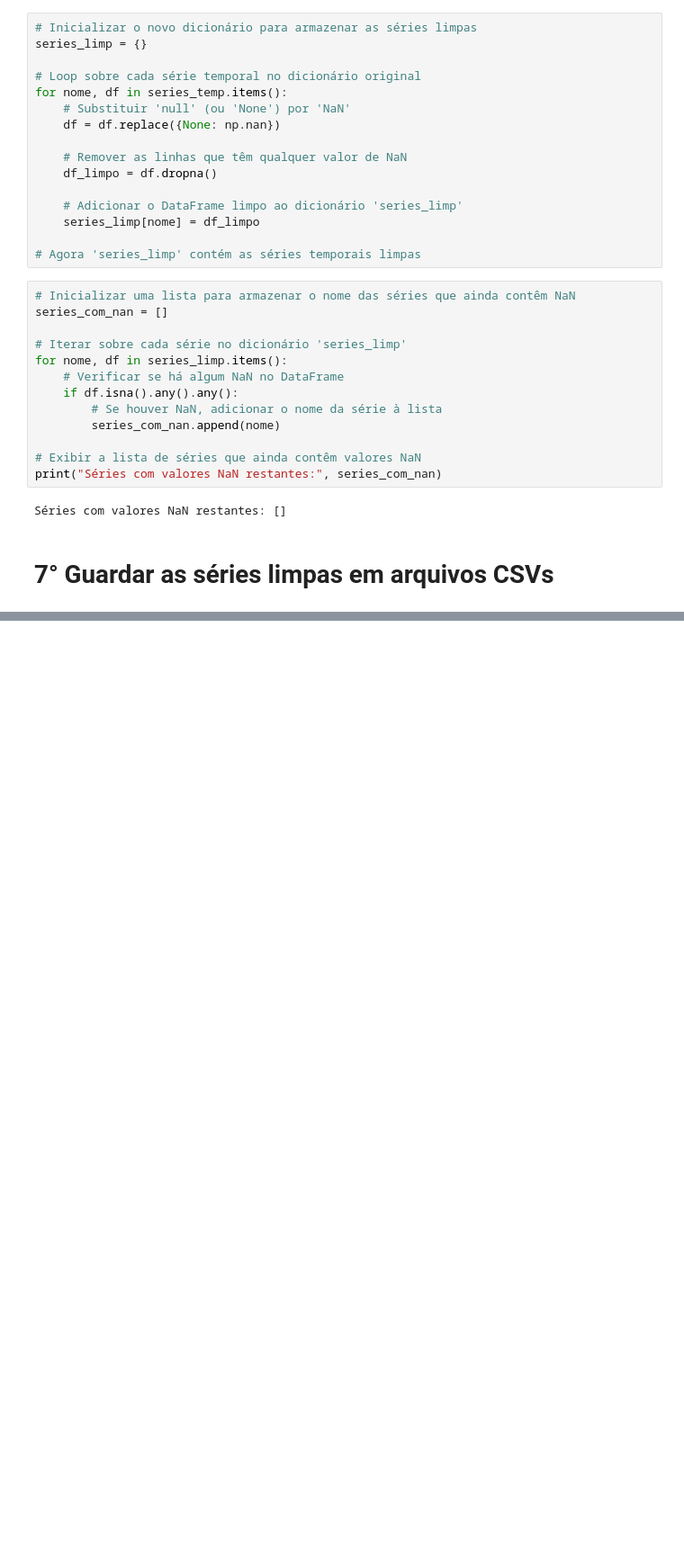
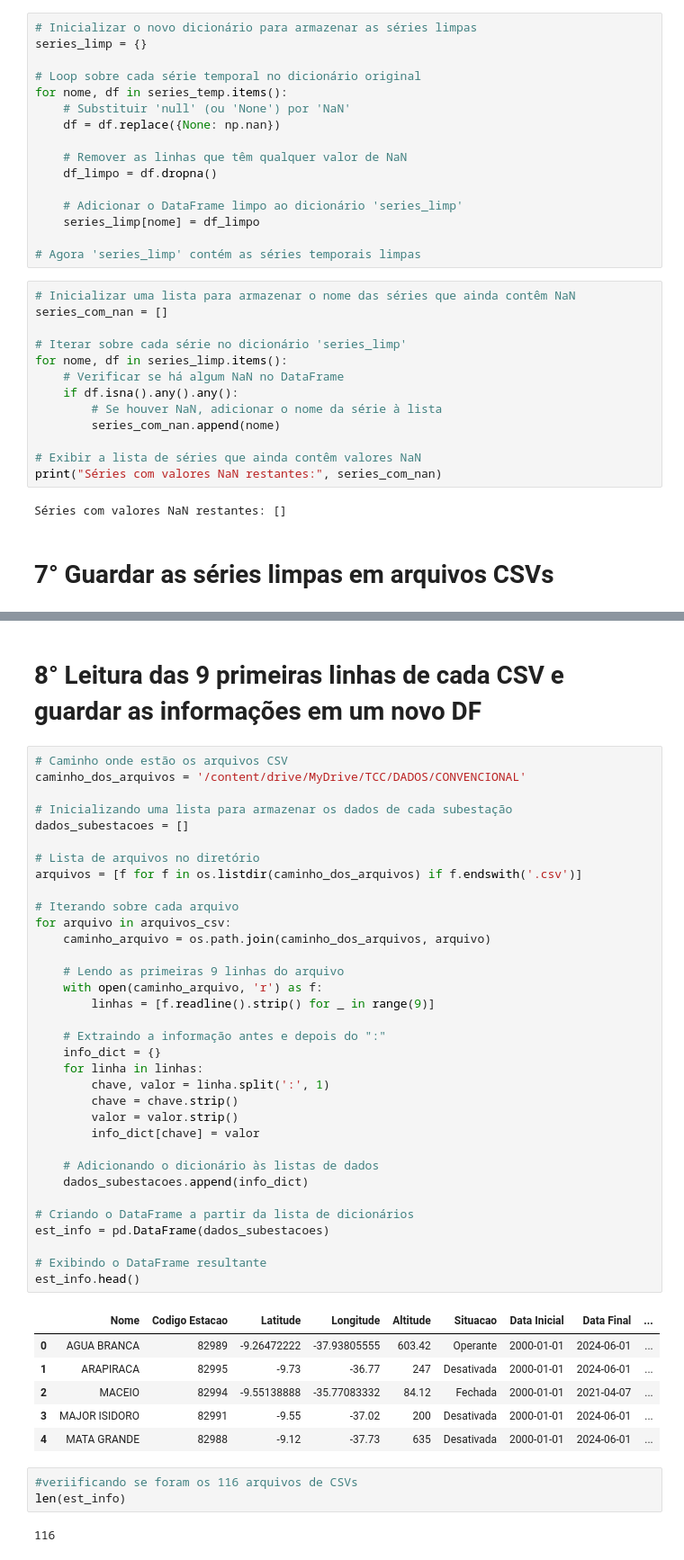
Before and after one commit to maryofcarmo/ICV, a Jupyter notebook: LIMPEZA.ipynb, the cells around one changed output, grey strips where cells are left out. Shown at 90% size. Drawn from its saved outputs; the diff is of its cells as text; blank space fills up the shorter version.

```diff
--- a/LIMPEZA.ipynb
+++ b/LIMPEZA.ipynb
@@ -321,3 +323,51 @@ Série temporal 'Nome:_PARNAIBA_Codigo_Estacao:_82287' foi salva em '/content/dr
 Série temporal 'Nome:_TERESINA_Codigo_Estacao:_82578' foi salva em '/content/drive/MyDrive/TCC/DADOS/SERIES_TEMP_LIMPAS/Nome:_TERESINA_Codigo_Estacao:_82578.csv'
 Série temporal 'Nome:_NATAL_Codigo_Estacao:_82598' foi salva em '/content/drive/MyDrive/TCC/DADOS/SERIES_TEMP_LIMPAS/Nome:_NATAL_Codigo_Estacao:_82598.csv'
 Série temporal 'Nome:_ARACAJU_Codigo_Estacao:_83096' foi salva em '/content/drive/MyDrive/TCC/DADOS/SERIES_TEMP_LIMPAS/Nome:_ARACAJU_Codigo_Estacao:_83096.csv'
+# %% [markdown]
+# 8° Leitura das 9 primeiras linhas de cada CSV e guardar as informações em um novo DF
+# %%
+# Caminho onde estão os arquivos CSV
+caminho_dos_arquivos = '/content/drive/MyDrive/TCC/DADOS/CONVENCIONAL'
+
+# Inicializando uma lista para armazenar os dados de cada subestação
+dados_subestacoes = []
+
+# Lista de arquivos no diretório
+arquivos = [f for f in os.listdir(caminho_dos_arquivos) if f.endswith('.csv')]
+
+# Iterando sobre cada arquivo
+for arquivo in arquivos_csv:
+    caminho_arquivo = os.path.join(caminho_dos_arquivos, arquivo)
+
+    # Lendo as primeiras 9 linhas do arquivo
+    with open(caminho_arquivo, 'r') as f:
+        linhas = [f.readline().strip() for _ in range(9)]
+
+    # Extraindo a informação antes e depois do ":"
+    info_dict = {}
+    for linha in linhas:
+        chave, valor = linha.split(':', 1)
+        chave = chave.strip()
+        valor = valor.strip()
+        info_dict[chave] = valor
+
+    # Adicionando o dicionário às listas de dados
+    dados_subestacoes.append(info_dict)
+
+# Criando o DataFrame a partir da lista de dicionários
+est_info = pd.DataFrame(dados_subestacoes)
+
+# Exibindo o DataFrame resultante
+est_info.head()
+# %% [output]
+|  | Nome | Codigo Estacao | Latitude | Longitude | Altitude | Situacao | Data Inicial | Data Final | ... |
+| 0 | AGUA BRANCA | 82989 | -9.26472222 | -37.93805555 | 603.42 | Operante | 2000-01-01 | 2024-06-01 | ... |
+| 1 | ARAPIRACA | 82995 | -9.73 | -36.77 | 247 | Desativada | 2000-01-01 | 2024-06-01 | ... |
+| 2 | MACEIO | 82994 | -9.55138888 | -35.77083332 | 84.12 | Fechada | 2000-01-01 | 2021-04-07 | ... |
+| 3 | MAJOR ISIDORO | 82991 | -9.55 | -37.02 | 200 | Desativada | 2000-01-01 | 2024-06-01 | ... |
+| 4 | MATA GRANDE | 82988 | -9.12 | -37.73 | 635 | Desativada | 2000-01-01 | 2024-06-01 | ... |
+# %%
+#veriificando se foram os 116 arquivos de CSVs
+len(est_info)
+# %% [output]
+116
```
Also changed, not shown: parts of 3 cells of this notebook.
